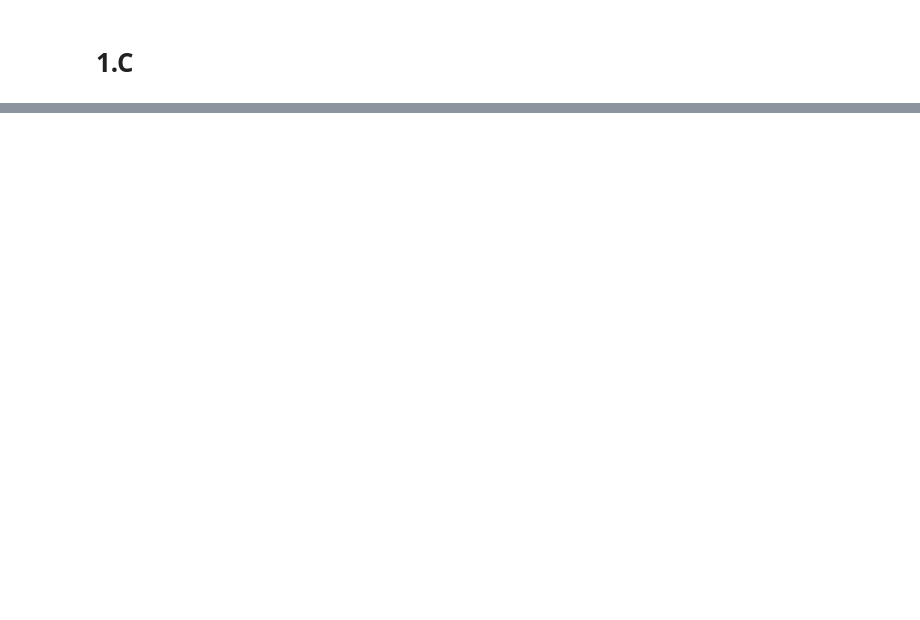
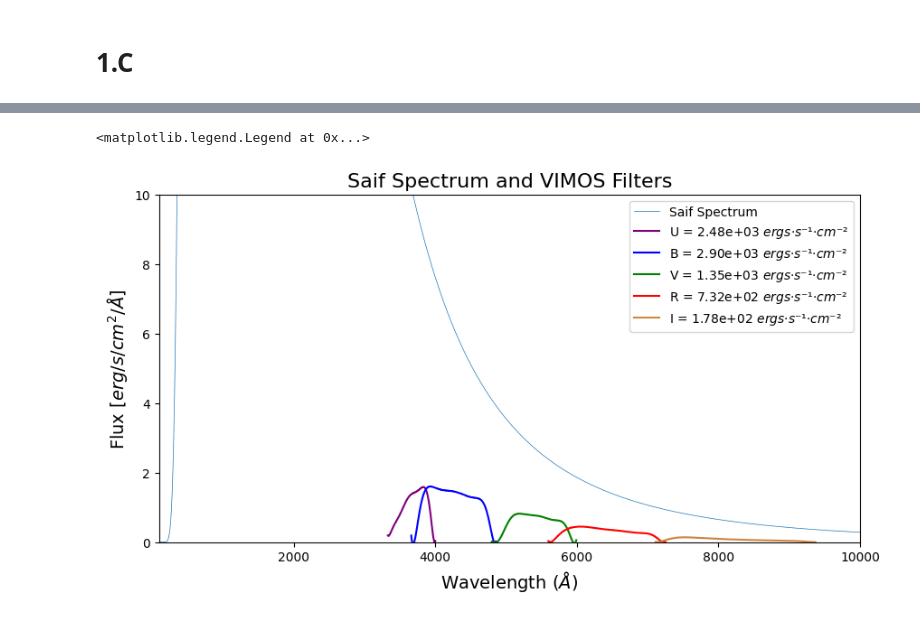
Before and after one commit to gaspcr/astrofis, a Jupyter notebook: T3/t3.ipynb, the cells around one changed output, grey strips where cells are left out. Cells and saved outputs as stored; diff of their text form; code cells hidden in the pictures; blank space fills up the shorter version.

```diff
--- a/T3/t3.ipynb
+++ b/T3/t3.ipynb
@@ -165,0 +225,14 @@ Name: Wavelength, Length: 920, dtype: int32
+# %%
+fig, ax = plt.subplots(figsize=(10, 5))
+ax.plot(saif_spectrum['Wavelength'], saif_spectrum['Flux'], label=f'Saif Spectrum', linewidth=0.5)
+for key, color in zip(saif_filtro, colors):
+    ax.plot(saif_filtro[key]['Wavelength'], saif_filtro[key]['Flux solar'], c=color, label=f'{key} = {saif_filtro[key]["Total flux"].values[0]:.2e} $ergs\u00B7s\u207B\u00B9\u00B7cm\u207B\u00B2$')
+ax.set_xlim(100, 10000)
+ax.set_xlabel('Wavelength ($\AA$)', fontsize=14)
+ax.set_ylabel('Flux [$erg/s/cm^2/\AA$]', fontsize=14)
+ax.set_title('Saif Spectrum and VIMOS Filters', fontsize=16)
+ax.set_ylim(0, 10)
+ax.legend()
+# %% [output]
+<matplotlib.legend.Legend at 0x...>
+[figure, added]
```
Also changed, not shown: parts of 41 cells of this notebook, 6 other files.
